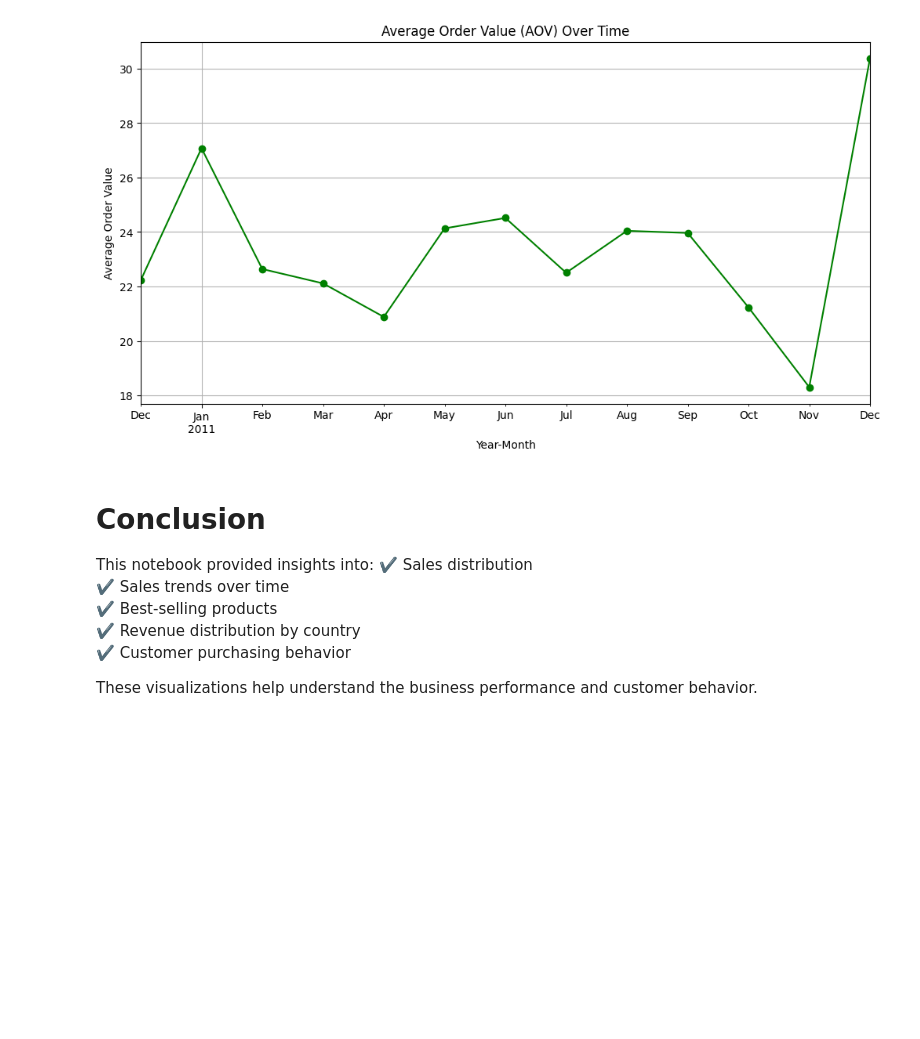
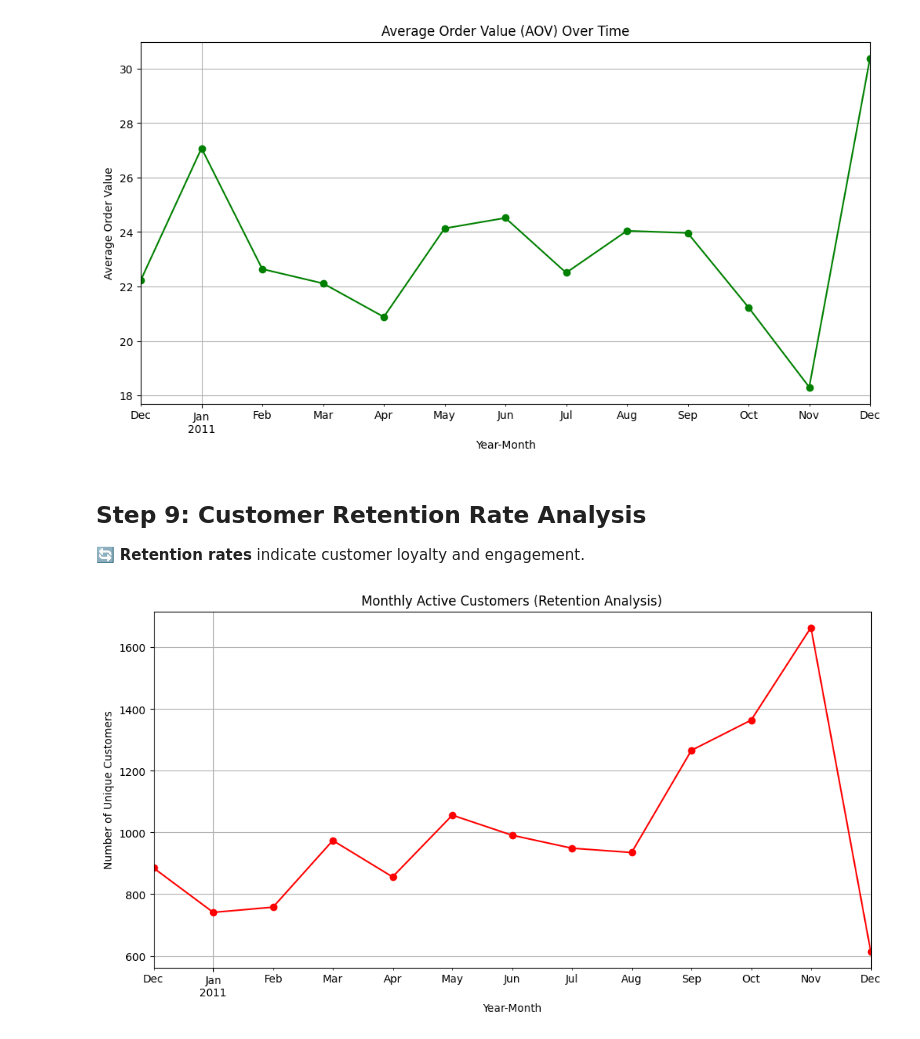
Before and after one commit to zainhaidar16/EcommerceSalesETL, a Jupyter notebook: DataVisualization.ipynb, the cells around one changed output. Drawn from its saved outputs; the diff is of its cells as text; code cells hidden in the pictures; blank space fills up the shorter version.

```diff
--- a/DataVisualization.ipynb
+++ b/DataVisualization.ipynb
@@ -155,13 +155,20 @@ plt.grid(True)
 plt.show()
 # %% [output]
 [figure]
-# %% [markdown]
-# **Conclusion**
-This notebook provided insights into:
-✔️ Sales distribution
-✔️ Sales trends over time
-✔️ Best-selling products
-✔️ Revenue distribution by country
-✔️ Customer purchasing behavior
-
-These visualizations help understand the business performance and customer behavior.
+# %% [markdown]
+## **Step 9: Customer Retention Rate Analysis**
+🔄 **Retention rates** indicate customer loyalty and engagement.
+# %%
+# Identify unique customers each month
+monthly_customers = df.groupby('YearMonth')['CustomerID'].nunique()
+
+# Plot customer retention over time
+plt.figure(figsize=(12, 6))
+monthly_customers.plot(marker='o', color="red")
+plt.title("Monthly Active Customers (Retention Analysis)")
+plt.xlabel("Year-Month")
+plt.ylabel("Number of Unique Customers")
+plt.grid(True)
+plt.show()
+# %% [output]
+[figure, added]
```
Also changed, not shown: parts of 5 cells of this notebook.
